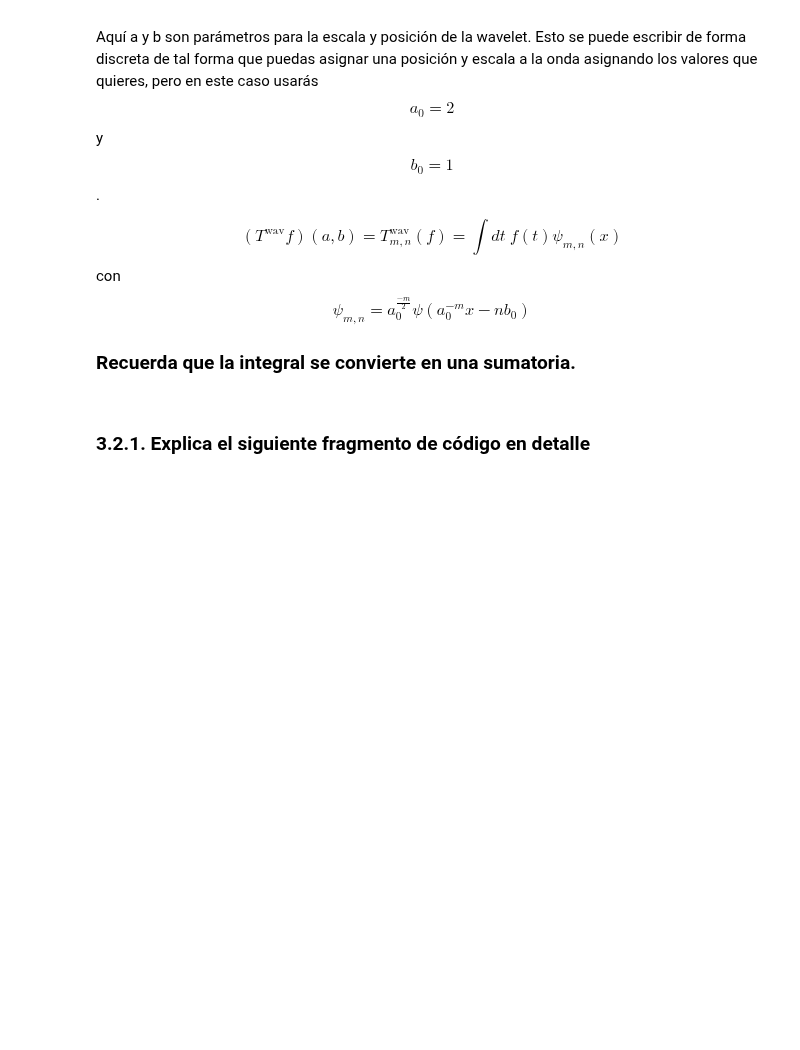
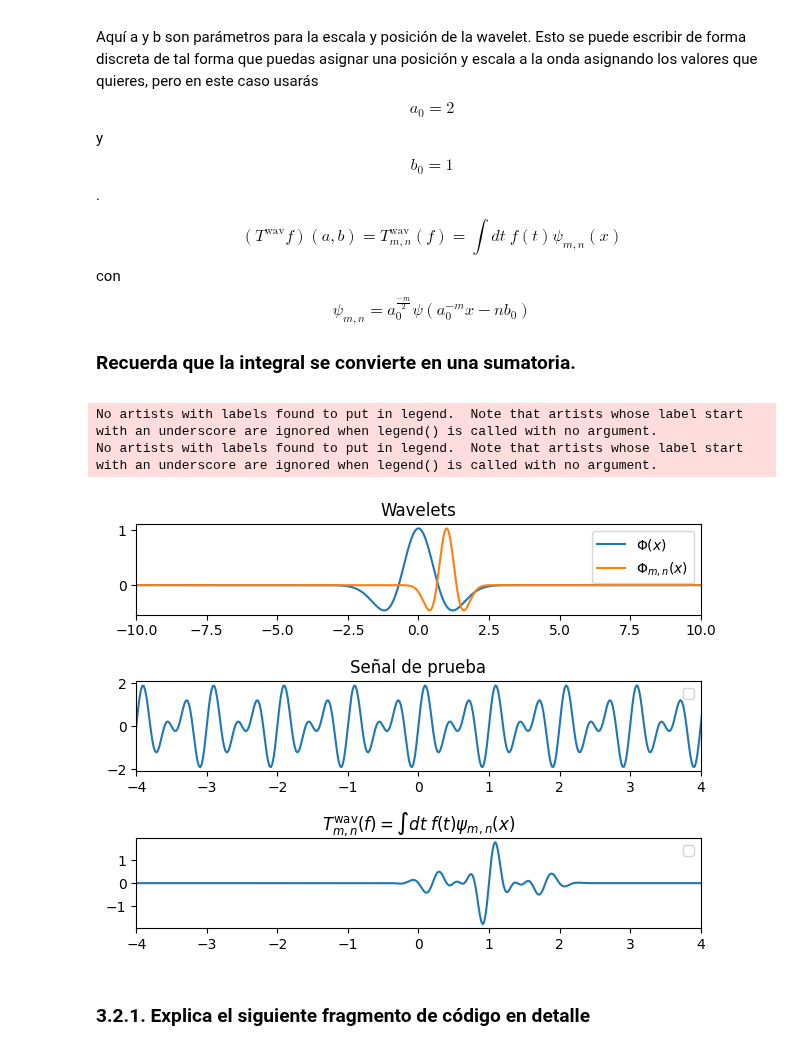
Before and after one commit to MatiasArmijo/Actividades-EIE-401-Matias-Armijo, a Jupyter notebook: actividad-4/Actividad_4_ArmijoMatias_ID.ipynb, the cells around one changed output. Cells and saved outputs as stored; diff of their text form; code cells hidden in the pictures; blank space fills up the shorter version.

Commit message:
avance punto 3.2 (algoritmo transformada wavelet)

```diff
--- a/actividad-4/Actividad_4_ArmijoMatias_ID.ipynb
+++ b/actividad-4/Actividad_4_ArmijoMatias_ID.ipynb
@@ -171,7 +171,8 @@ def mexican_hat(x, mu, sigma):
   return a*(1-pow(x,2)/pow(sigma,2))*np.exp(-pow(x,2)/(2*pow(sigma,2)))
 
 # Vector de muestras
-x1 = np.linspace(-10,10,1000)
+N = 1000
+x1 = np.linspace(-10,10,N)
 
 # Mexican Hat wavelet
 sigma1 = 0.7
@@ -212,6 +214,52 @@ con
 $$ \psi_{m,n} = a_0^{\frac{-m}{2}} \psi\left(a_0^{-m}x - nb_0\right) $$
 
 ### Recuerda que la integral se convierte en una sumatoria.
+# %%
+a0 = 2
+b0 = 1
+m = -1
+n = 2
+
+# Señal de prueba
+signal_1 = np.sin(2*np.pi*3*x1) + np.sin(2*np.pi*2*x1)
+
+# Wavelet madre
+phi_mn = mexican_hat(pow(a0,-m)*x1-n*b0,mu1,sigma1)
+
+# inicializacion transformada
+T_wav_f = np.zeros(N)
+
+for a in range(N):
+    T_wav_f[a] += signal_1[a] * phi_mn[a]
+
+
+plt.subplot(3,1,1)
+plt.title('Wavelets')
+plt.plot(x1,M,label=r'$\Phi(x)$')
+plt.plot(x1,phi_mn,label=r'$\Phi_{m,n}(x)$')
+plt.xlim(-10,10)
+plt.legend()
+
+
+plt.subplot(3,1,2)
+plt.title('Señal de prueba')
+plt.plot(x1,signal_1)
+plt.xlim(-4,4)
+plt.legend()
+
+
+plt.subplot(3,1,3)
+plt.title(r'$T^\text{wav}_{m,n}(f) = \int dt \; f(t) \psi_{m,n} (x)$')
+plt.plot(x1,T_wav_f)
+plt.legend()
+plt.xlim(-4,4)
+
+plt.tight_layout()
+plt.show()
+# %% [output]
+No artists with labels found to put in legend.  Note that artists whose label start with an underscore are ignored when legend() is called with no argument.
+No artists with labels found to put in legend.  Note that artists whose label start with an underscore are ignored when legend() is called with no argument.
+[figure, added]
 # %% [markdown]
 ###  3.2.1. Explica el siguiente fragmento de código en detalle
 # %%
```
Also changed, not shown: parts of 2 cells of this notebook.
